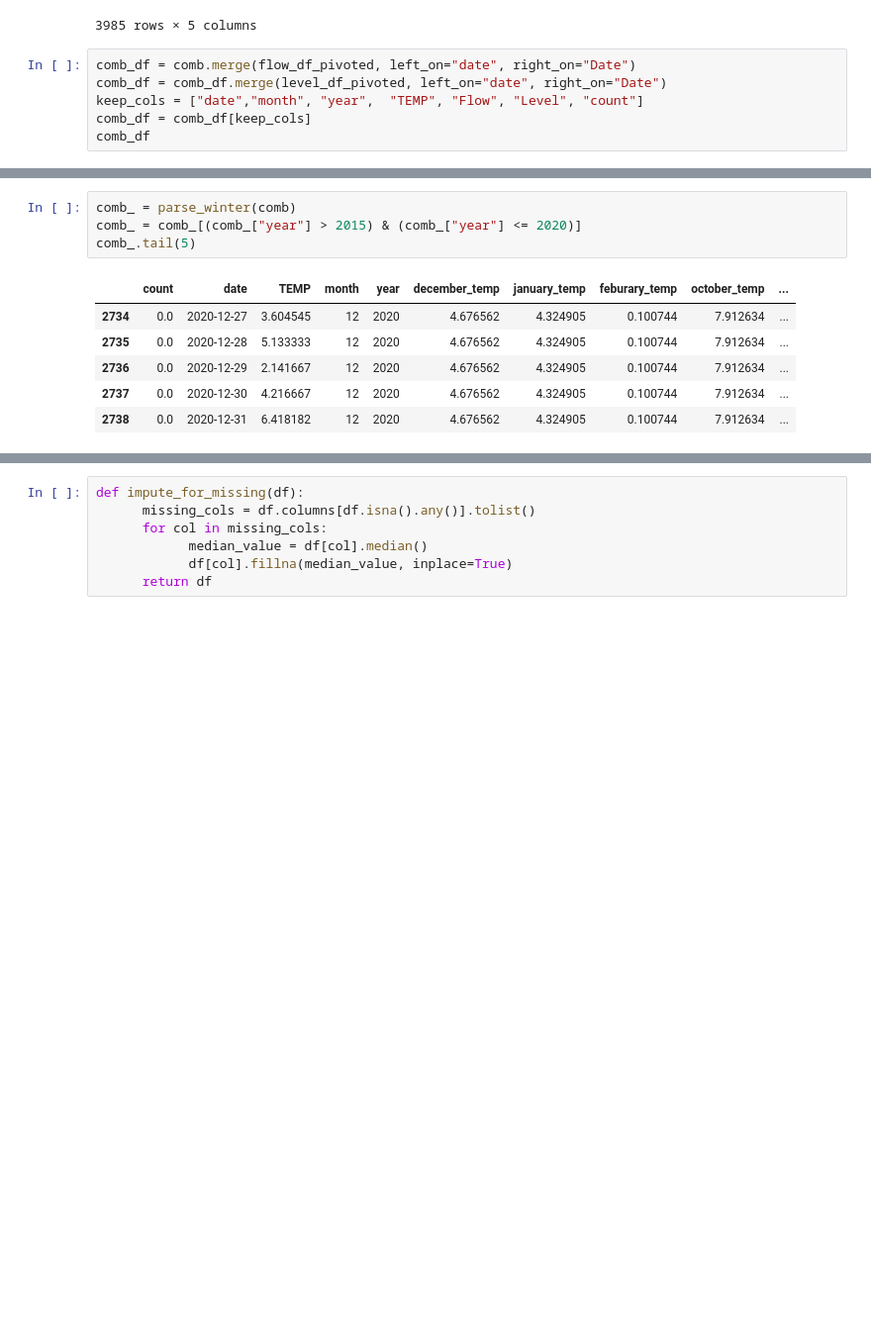
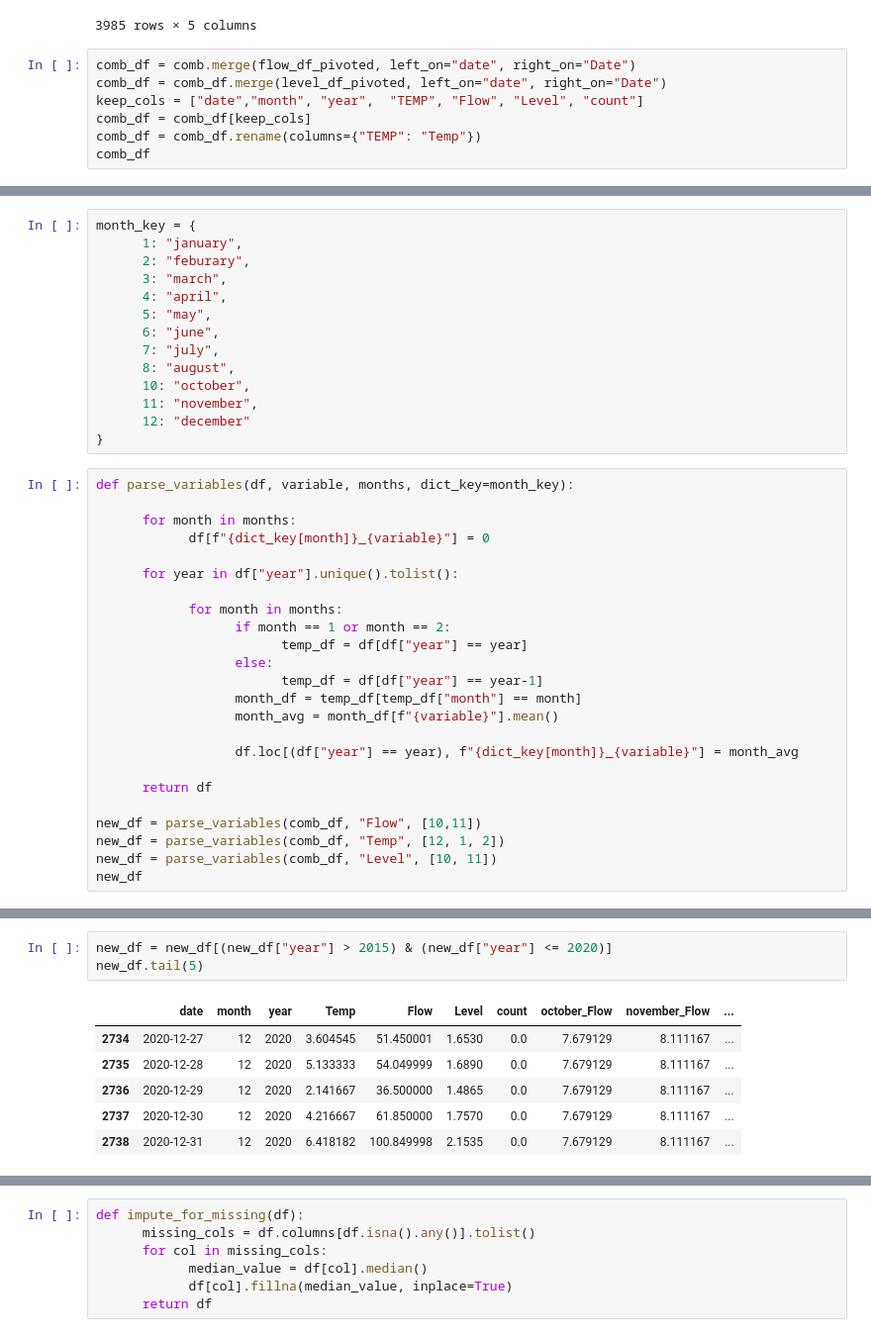
Before and after one commit to brahmwg/Bottlenecks_MDS_Capstone, a Jupyter notebook: outMigration_model/TS_with_winter.ipynb, the cells around one changed output, grey strips where cells are left out. Shown at 99% size. Cells and saved outputs as stored; diff of their text form; blank space fills up the shorter version.

```diff
--- a/outMigration_model/TS_with_winter.ipynb
+++ b/outMigration_model/TS_with_winter.ipynb
@@ -140,5 +146,6 @@ comb_df = comb.merge(flow_df_pivoted, left_on="date", right_on="Date")
 comb_df = comb_df.merge(level_df_pivoted, left_on="date", right_on="Date")
 keep_cols = ["date","month", "year",  "TEMP", "Flow", "Level", "count"]
 comb_df = comb_df[keep_cols]
+comb_df = comb_df.rename(columns={"TEMP": "Temp"})
 comb_df
 # %% [output]
@@ -187,0 +165,38 @@ def parse_winter(df):
+# %%
+month_key = {
+      1: "january",
+      2: "feburary",
+      3: "march",
+      4: "april",
+      5: "may",
+      6: "june",
+      7: "july",
+      8: "august",
+      10: "october",
+      11: "november",
+      12: "december"
+}
+# %%
+def parse_variables(df, variable, months, dict_key=month_key):
+
+      for month in months:
+            df[f"{dict_key[month]}_{variable}"] = 0
+
+      for year in df["year"].unique().tolist():
+
+            for month in months:
+                  if month == 1 or month == 2:
+                        temp_df = df[df["year"] == year]
+                  else:
+                        temp_df = df[df["year"] == year-1]
+                  month_df = temp_df[temp_df["month"] == month]
+                  month_avg = month_df[f"{variable}"].mean()
+
+                  df.loc[(df["year"] == year), f"{dict_key[month]}_{variable}"] = month_avg
+
+      return df
+
+new_df = parse_variables(comb_df, "Flow", [10,11])
+new_df = parse_variables(comb_df, "Temp", [12, 1, 2])
+new_df = parse_variables(comb_df, "Level", [10, 11])
+new_df
@@ -188,12 +217,11 @@ def parse_winter(df):
 # %%
-comb_ = parse_winter(comb)
-comb_ = comb_[(comb_["year"] > 2015) & (comb_["year"] <= 2020)]
-comb_.tail(5)
+new_df = new_df[(new_df["year"] > 2015) & (new_df["year"] <= 2020)]
+new_df.tail(5)
 # %% [output]
-|  | count | date | TEMP | month | year | december_temp | january_temp | feburary_temp | october_temp | ... |
-| 2734 | 0.0 | 2020-12-27 | 3.604545 | 12 | 2020 | 4.676562 | 4.324905 | 0.100744 | 7.912634 | ... |
-| 2735 | 0.0 | 2020-12-28 | 5.133333 | 12 | 2020 | 4.676562 | 4.324905 | 0.100744 | 7.912634 | ... |
-| 2736 | 0.0 | 2020-12-29 | 2.141667 | 12 | 2020 | 4.676562 | 4.324905 | 0.100744 | 7.912634 | ... |
-| 2737 | 0.0 | 2020-12-30 | 4.216667 | 12 | 2020 | 4.676562 | 4.324905 | 0.100744 | 7.912634 | ... |
-| 2738 | 0.0 | 2020-12-31 | 6.418182 | 12 | 2020 | 4.676562 | 4.324905 | 0.100744 | 7.912634 | ... |
+|  | date | month | year | Temp | Flow | Level | count | october_Flow | november_Flow | ... |
+| 2734 | 2020-12-27 | 12 | 2020 | 3.604545 | 51.450001 | 1.6530 | 0.0 | 7.679129 | 8.111167 | ... |
+| 2735 | 2020-12-28 | 12 | 2020 | 5.133333 | 54.049999 | 1.6890 | 0.0 | 7.679129 | 8.111167 | ... |
+| 2736 | 2020-12-29 | 12 | 2020 | 2.141667 | 36.500000 | 1.4865 | 0.0 | 7.679129 | 8.111167 | ... |
+| 2737 | 2020-12-30 | 12 | 2020 | 4.216667 | 61.850000 | 1.7570 | 0.0 | 7.679129 | 8.111167 | ... |
+| 2738 | 2020-12-31 | 12 | 2020 | 6.418182 | 100.849998 | 2.1535 | 0.0 | 7.679129 | 8.111167 | ... |
 # %%
```
Also changed, not shown: parts of 13 cells of this notebook, 1 other file.
